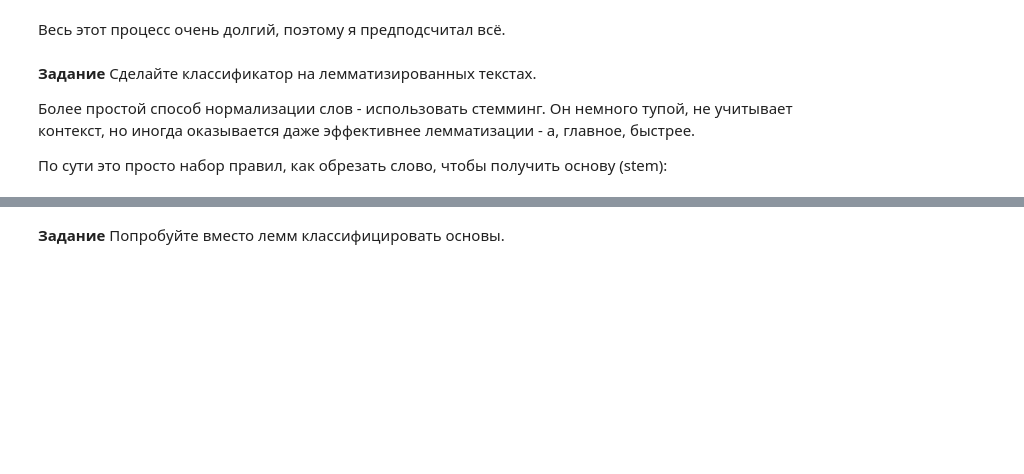
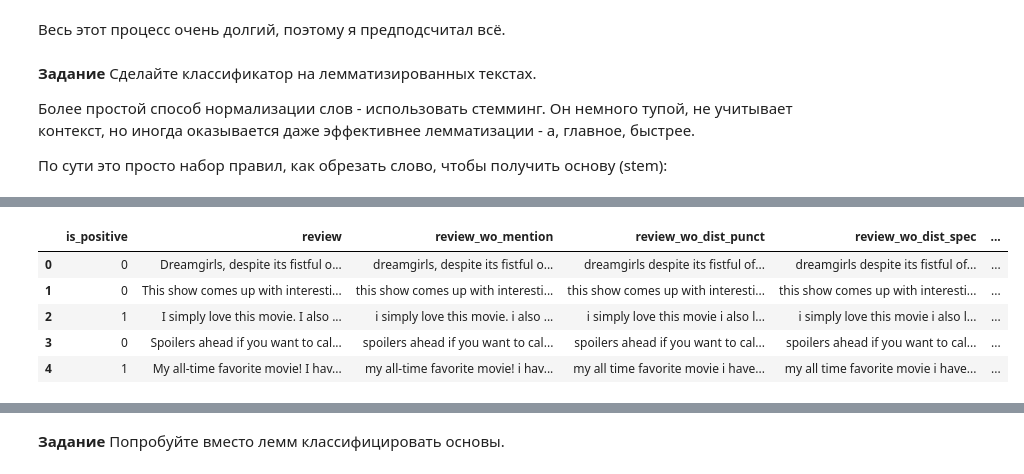
Before and after one commit to rabenkralle/nlp_intro, a Jupyter notebook: lesson_6/colab_text_classification_part1.ipynb, the cells around one changed output, grey strips where cells are left out. Drawn from its saved outputs; the diff is of its cells as text; code cells hidden in the pictures; blank space fills up the shorter version.

```diff
--- a/lesson_6/colab_text_classification_part1.ipynb
+++ b/lesson_6/colab_text_classification_part1.ipynb
@@ -516,0 +769,3 @@ becam
+# %%
+TP = TextPreprocessor(train_df,'review' , csv_path = False)
+TP.full_preprocessor()
@@ -516,0 +801,10 @@ becam
+# %%
+TP.add_final_inf_to_data()
+TP.get_data_work().head()
+# %% [output]
+|  | is_positive | review | review_wo_mention | review_wo_dist_punct | review_wo_dist_spec | ... |
+| 0 | 0 | Dreamgirls, despite its fistful o... | dreamgirls, despite its fistful o... | dreamgirls despite its fistful of... | dreamgirls despite its fistful of... | ... |
+| 1 | 0 | This show comes up with interesti... | this show comes up with interesti... | this show comes up with interesti... | this show comes up with interesti... | ... |
+| 2 | 1 | I simply love this movie. I also ... | i simply love this movie. i also ... | i simply love this movie i also l... | i simply love this movie i also l... | ... |
+| 3 | 0 | Spoilers ahead if you want to cal... | spoilers ahead if you want to cal... | spoilers ahead if you want to cal... | spoilers ahead if you want to cal... | ... |
+| 4 | 1 | My all-time favorite movie! I hav... | my all-time favorite movie! i hav... | my all time favorite movie i have... | my all time favorite movie i have... | ... |
```
Also changed, not shown: parts of 30 cells of this notebook.
